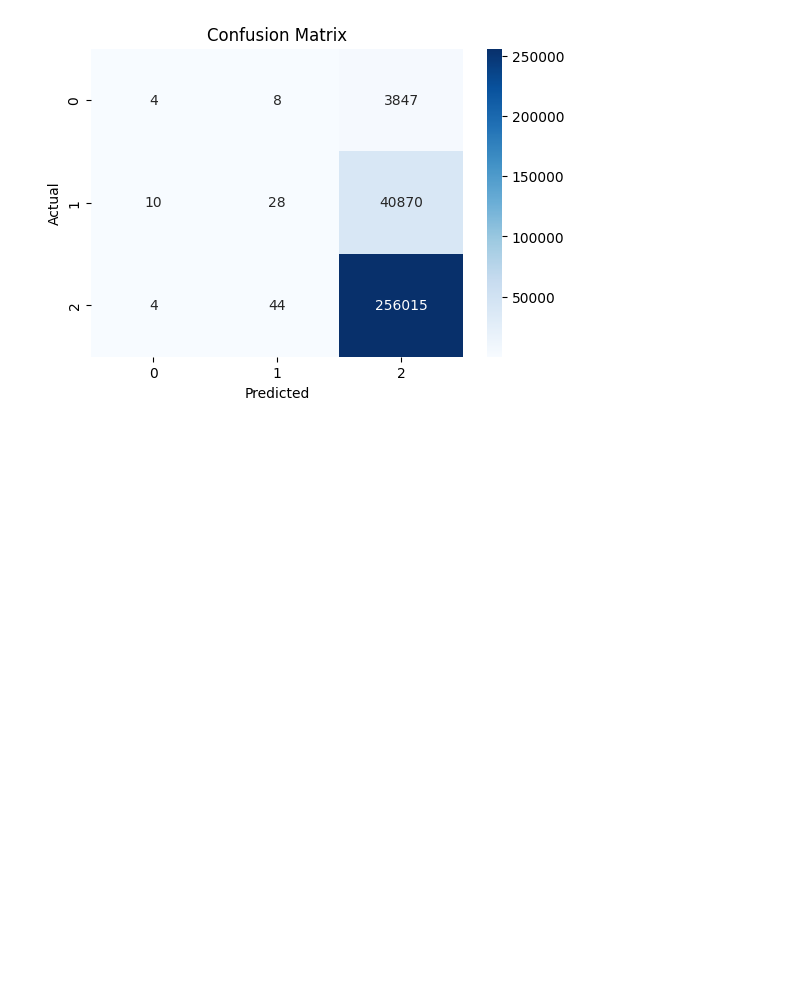
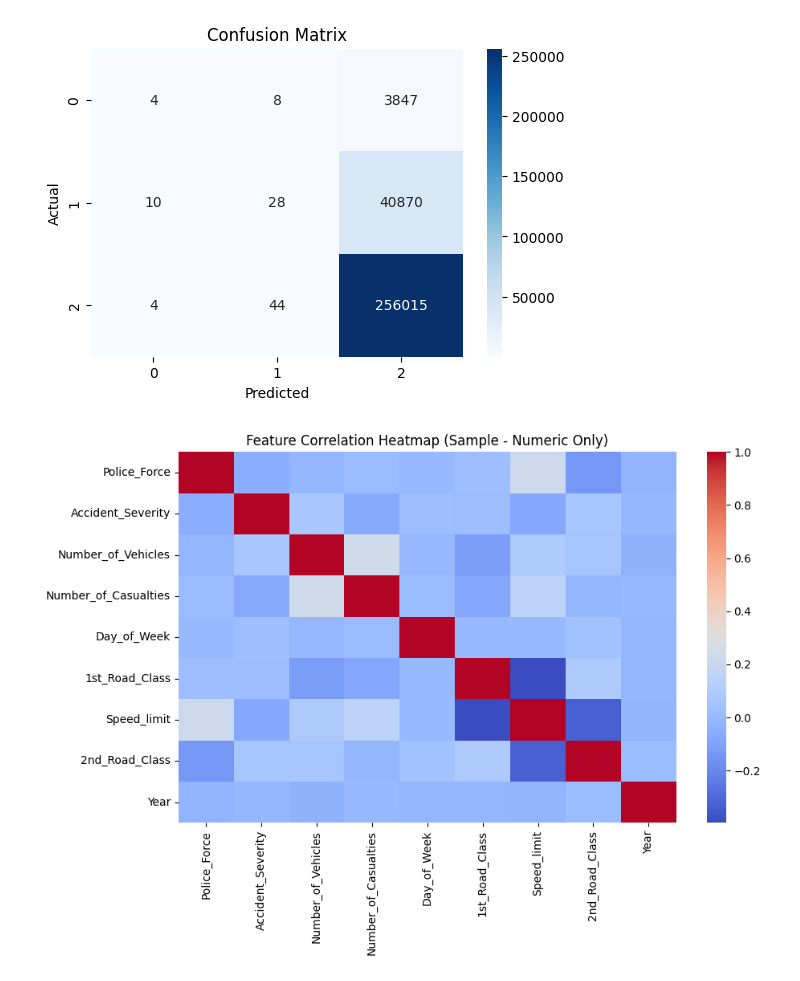
Before and after one commit to jhansi-jjs/road-accident-ml-project, a Jupyter notebook: notebooks/eda.ipynb, the cells around one changed output. Saved outputs shown, nothing was run; the diff lists cells and outputs as text; code cells hidden in the pictures; blank space fills up the shorter version.

```diff
--- a/notebooks/eda.ipynb
+++ b/notebooks/eda.ipynb
@@ -105,5 +99,7 @@ df = df.drop(columns=[
     "Local_Authority_(District)",
     "Local_Authority_(Highway)",
     "1st_Road_Number",
-    "2nd_Road_Number"
-])
+    "2nd_Road_Number",
+    "LSOA_of_Accident_Location"
+
+], errors="ignore")
@@ -126,6 +120,16 @@ from sklearn.model_selection import train_test_split
 X_train, X_test, y_train, y_test = train_test_split(
     X, y, test_size=0.2, random_state=42
 )
+# %%
+categorical_cols = [
+    "Road_Type",
+    "Weather_Conditions",
+    "Road_Surface_Conditions",
+    "Light_Conditions",
+    "Urban_or_Rural_Area"
+]
+
+df_encoded = pd.get_dummies(df, columns=categorical_cols, drop_first=True)
 # %%
 from sklearn.linear_model import LogisticRegression
 
@@ -204,3 +208,18 @@ plt.ylabel("Actual")
 plt.show()
 # %% [output]
 [figure]
+# %%
+sample_df = df_encoded.sample(5000)
+
+# 👉 Keep ONLY numeric columns
+numeric_df = sample_df.select_dtypes(include=['int64', 'float64'])
+
+import seaborn as sns
+import matplotlib.pyplot as plt
+
+plt.figure(figsize=(10,6))
+sns.heatmap(numeric_df.corr(), cmap="coolwarm")
+plt.title("Feature Correlation Heatmap (Sample - Numeric Only)")
+plt.show()
+# %% [output]
+[figure, added]
```
Also changed, not shown: parts of 5 cells of this notebook, 1 other file.
